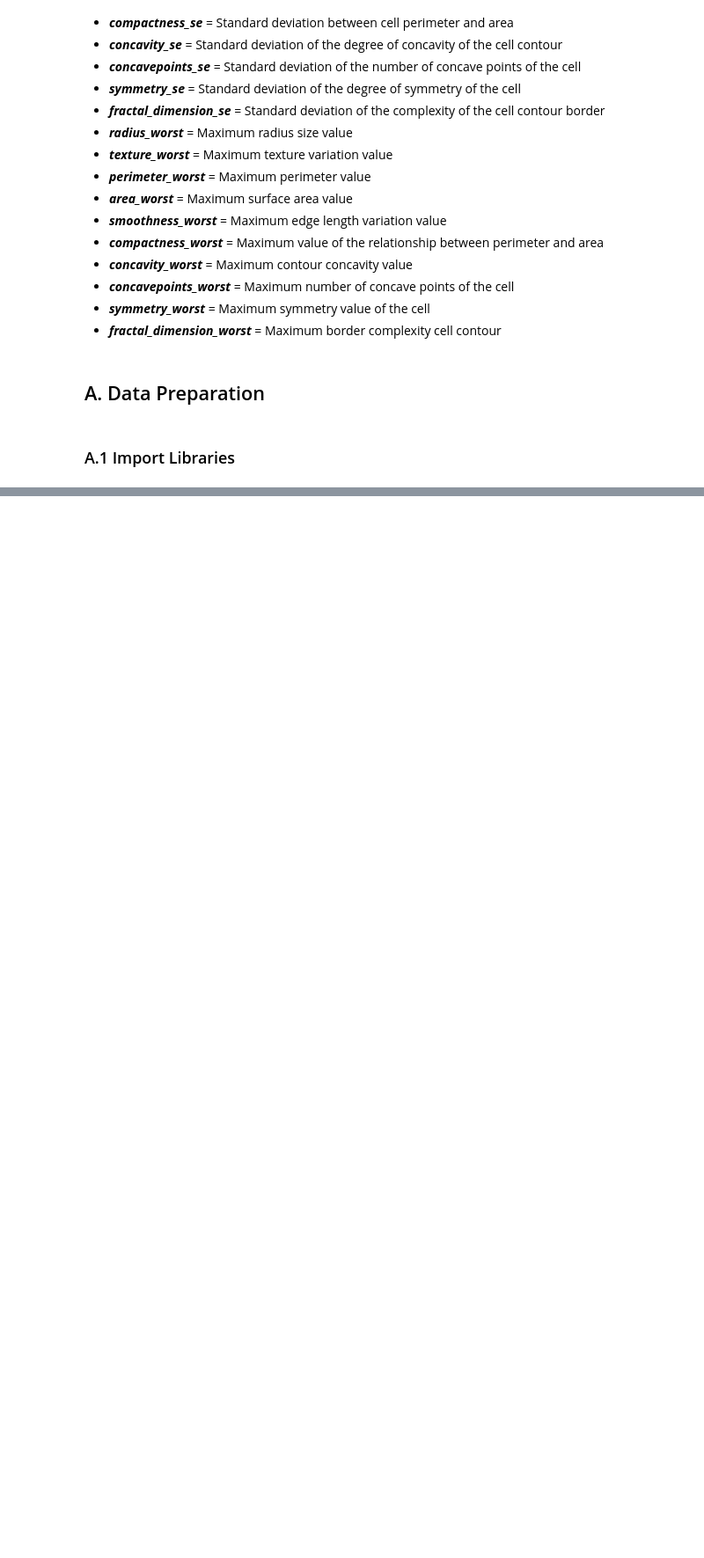
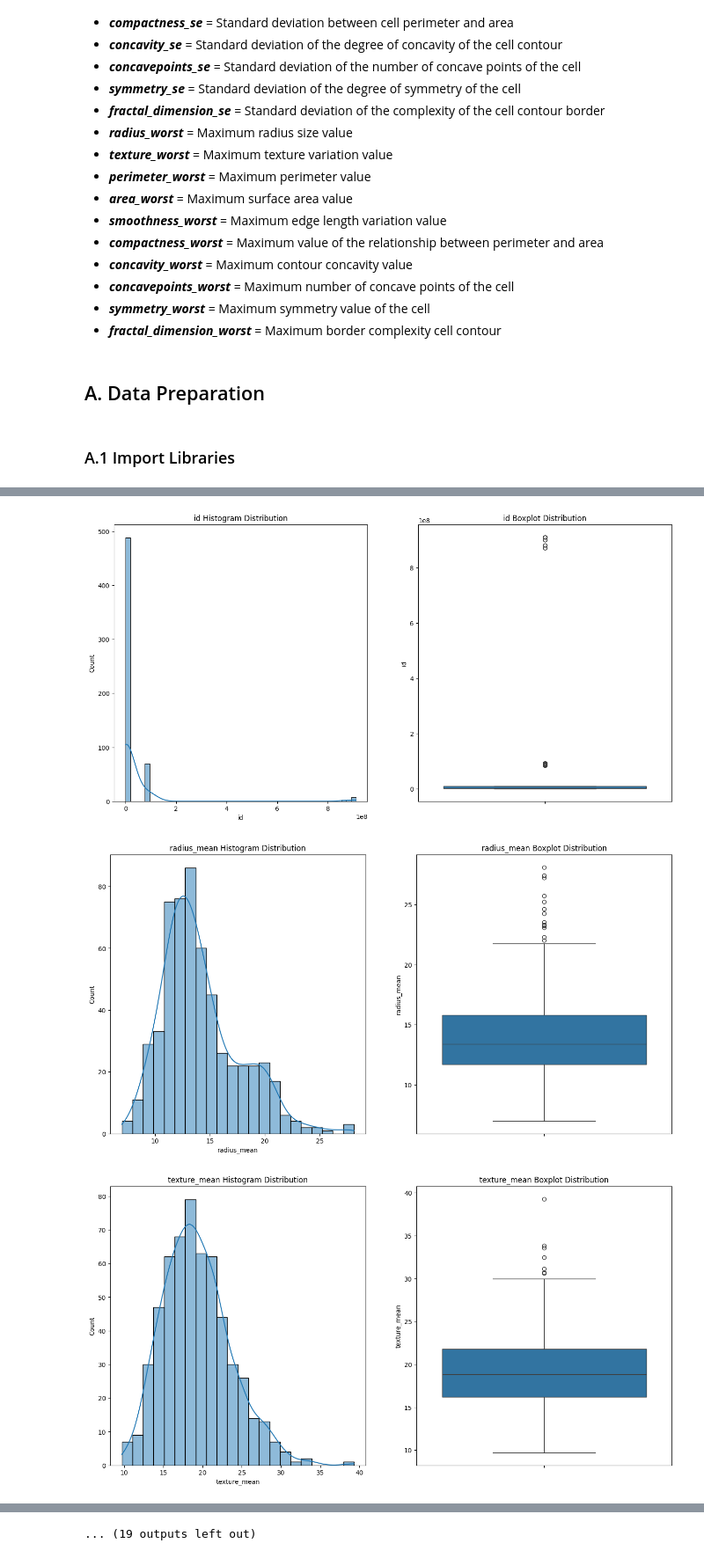
Before and after one commit to HablSank/1Day-1Dataset_MachineLearningProject, a Jupyter notebook: Day-12/KNN (Breast Cancer Wisconsin)/breast-cancer.ipynb, the cells around one changed output, grey strips where cells are left out. Shown at 88% size. Cells and saved outputs as stored; diff of their text form; code cells hidden in the pictures; blank space fills up the shorter version.

Commit message:
Day - 12 (K-Nearest Neighbors) Data Preprocessing Done

```diff
--- a/Day-12/KNN (Breast Cancer Wisconsin)/breast-cancer.ipynb
+++ b/Day-12/KNN (Breast Cancer Wisconsin)/breast-cancer.ipynb
@@ -47,0 +55,6 @@ Create a machine learning model that can predict whether a breast cancer data ch
+# %%
+try:
+    df = pd.read_csv("breast-cancer.csv")
+    print("Berhasil Membaca Data")
+except:
+    print("Gagal Membaca Data")
@@ -47,0 +165,12 @@ Create a machine learning model that can predict whether a breast cancer data ch
+# %%
+for col in df.select_dtypes(include='number'):
+    fig, axes = plt.subplots(1, 2, figsize=(16, 8))
+    sns.histplot(df[col], ax=axes[0], kde=True)
+    axes[0].set_title(f"{col} Histogram Distribution")
+
+    sns.boxplot(df[col], ax=axes[1])
+    axes[1].set_title(f"{col} Boxplot Distribution")
+# %% [output]
+[figure, added]
+[figure, added]
+[figure, added]
@@ -47,0 +186 @@ Create a machine learning model that can predict whether a breast cancer data ch
+... (19 outputs left out)
```
Also changed, not shown: parts of 24 cells of this notebook.
